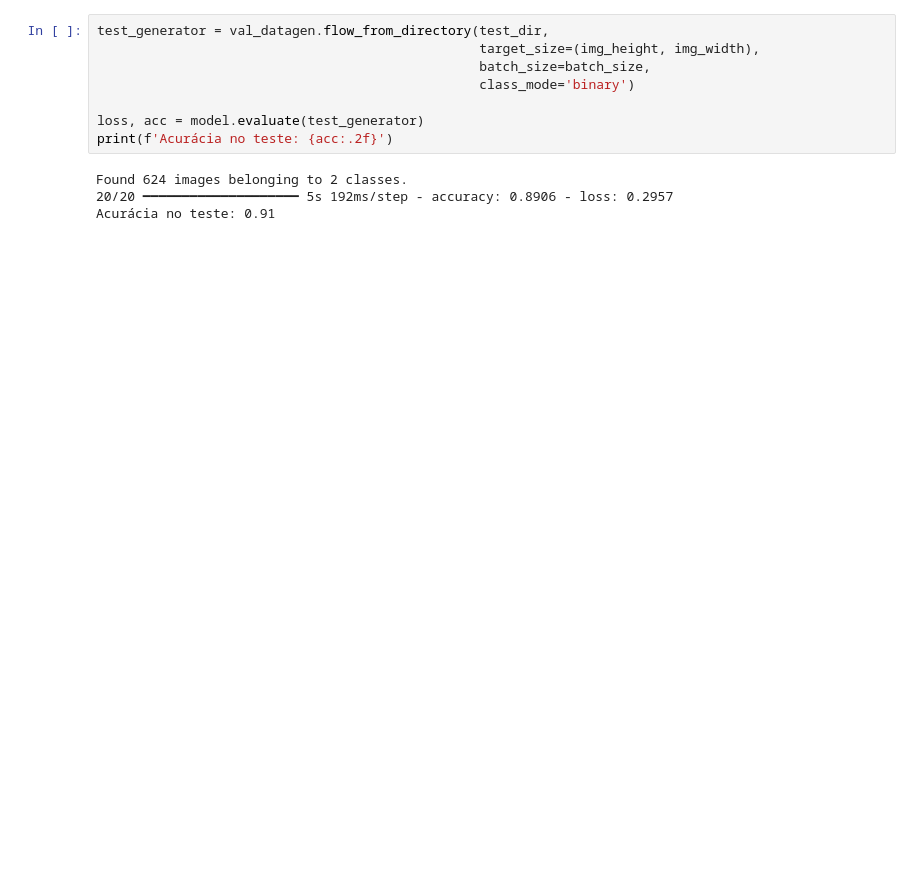
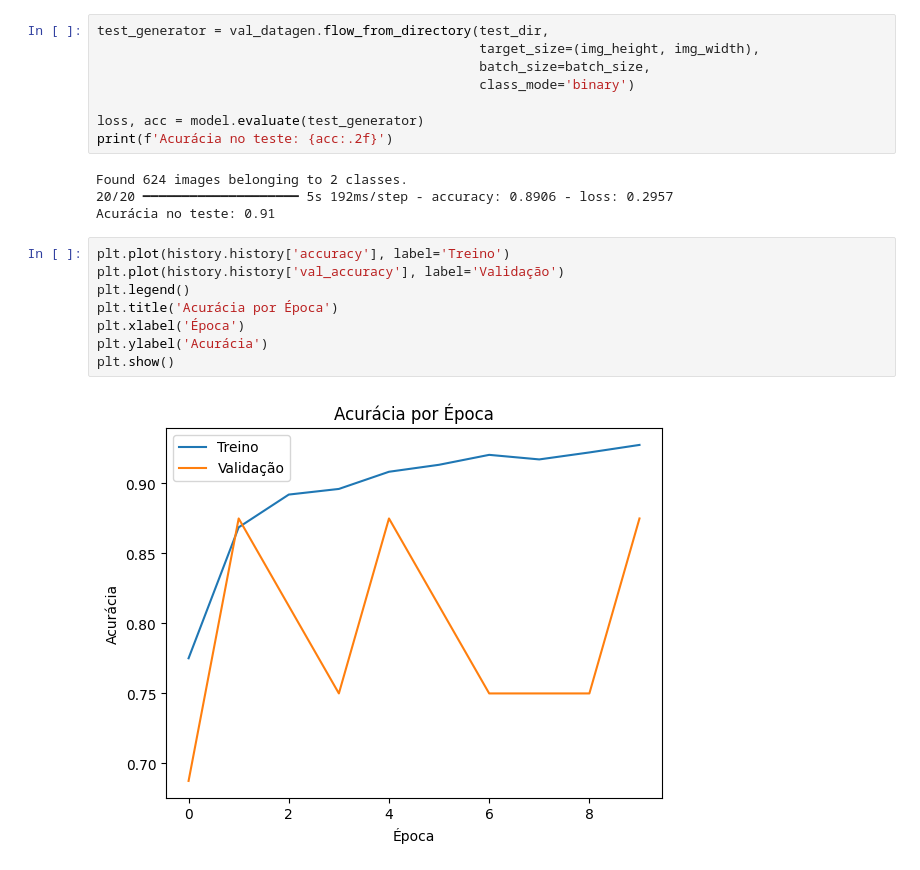
Before and after one commit to EltonKM/EltonKM, a Jupyter notebook: pneumonia_radiografia.ipynb, the cells around one changed output. Saved outputs shown, nothing was run; the diff lists cells and outputs as text; blank space fills up the shorter version.

```diff
--- a/pneumonia_radiografia.ipynb
+++ b/pneumonia_radiografia.ipynb
@@ -97,3 +97,13 @@ print(f'Acurácia no teste: {acc:.2f}')
 Found 624 images belonging to 2 classes.
 20/20 ━━━━━━━━━━━━━━━━━━━━ 5s 192ms/step - accuracy: 0.8906 - loss: 0.2957
 Acurácia no teste: 0.91
+# %%
+plt.plot(history.history['accuracy'], label='Treino')
+plt.plot(history.history['val_accuracy'], label='Validação')
+plt.legend()
+plt.title('Acurácia por Época')
+plt.xlabel('Época')
+plt.ylabel('Acurácia')
+plt.show()
+# %% [output]
+[figure, added]
```
